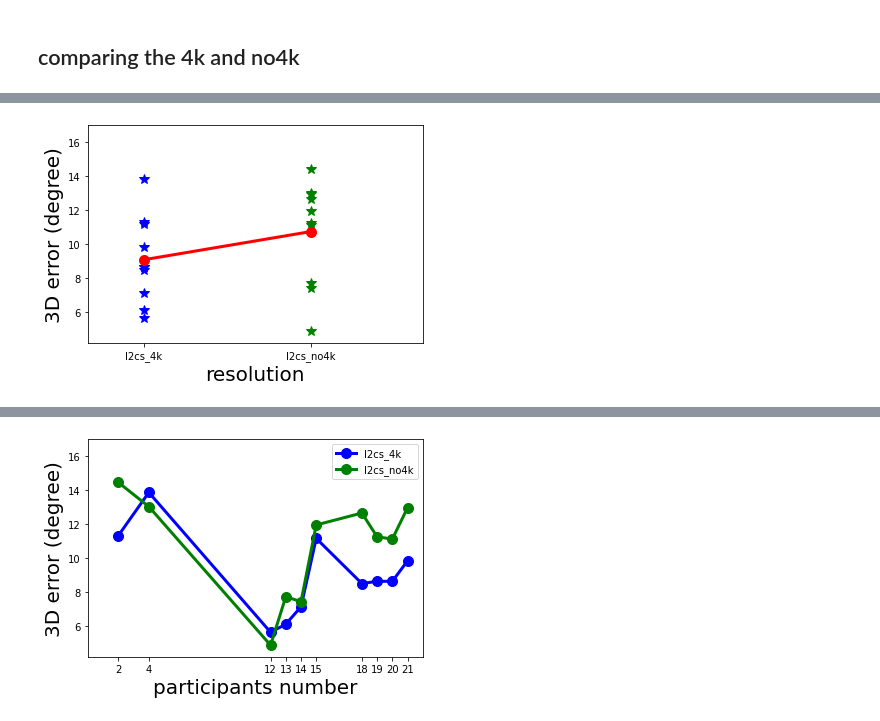
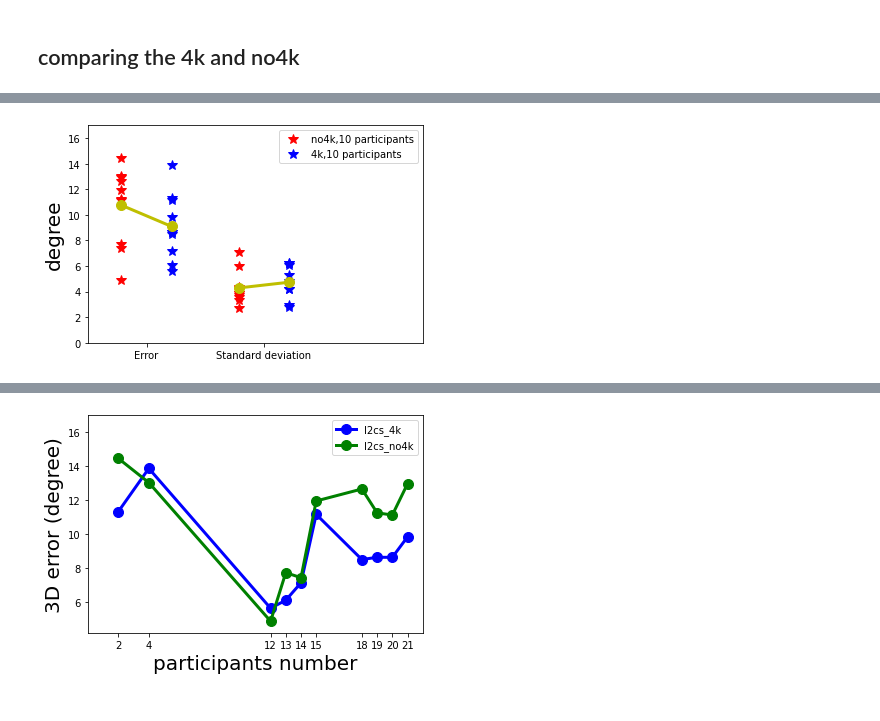
Before and after one commit to LinReseach/calibration-experiment, a Jupyter notebook: Analysis/analyze.ipynb, the cells around one changed output, grey strips where cells are left out. Drawn from its saved outputs; the diff is of its cells as text; code cells hidden in the pictures.

```diff
--- a/Analysis/analyze.ipynb
+++ b/Analysis/analyze.ipynb
@@ -986,34 +1273,67 @@ df
 # %%
-x1 = np.array([2]*10)
-x2 = np.array([5]*10)
-my1_xticks = ['error_l2cs']*10
-my2_xticks = ['error_eth']*10
-df1=df[df['4k']==True][['person_ID','error_eth','error_l2cs']].groupby(['person_ID']).mean()
-df2=df[df['4k']==False][['person_ID','error_eth','error_l2cs']].groupby(['person_ID']).mean()
+# plt.rcParams['font.size'] = 16
+
+n=10
+x1 = np.array([1]*n)
+x2 = np.array([2.5]*n)
+
+x3 = np.array([4.5]*n)
+x4 = np.array([6]*n)
+
+
+my1_xticks = ['error_l2cs']*n
+my2_xticks = ['error_eth']*n
+df1=df[df['4k']==False][['person_ID','error_eth','error_l2cs']].groupby(['person_ID']).mean()
+df2=df[df['4k']==True][['person_ID','error_eth','error_l2cs']].groupby(['person_ID']).mean()
+
+df1s=df[df['4k']==False][['person_ID','error_eth','error_l2cs','Dot_xy']].groupby(['person_ID','Dot_xy']).std().groupby(['person_ID']).mean()
+df2s=df[df['4k']==True][['person_ID','error_eth','error_l2cs','Dot_xy']].groupby(['person_ID','Dot_xy']).std().groupby(['person_ID']).mean()
 import matplotlib.pyplot as plt
 
-plt.plot(x1,df1['error_l2cs'],'b*',linewidth=3, markersize=10,label = 'l2cs_4k')
-plt.plot(x2,df2['error_l2cs'],'g*',linewidth=3, markersize=10,label = 'l2cs_no4k')
-plt.plot([2,5],[df1['error_l2cs'].mean(),df2['error_l2cs'].mean()],'ro-',linewidth=3, markersize=10,label = 'l2cs_4k')
-plt.xticks([2,5], ['l2cs_4k','l2cs_no4k'])
-plt.xlabel("resolution",fontsize=20)
-plt.ylabel("3D error (degree)",fontsize=20)
+plt.plot(x1,df1['error_l2cs'],'r*',linewidth=3, markersize=10,label = 'no4k,10 participants')
+plt.plot(x2,df2['error_l2cs'],'b*',linewidth=3, markersize=10,label = '4k,10 participants')
+plt.legend()
+plt.plot(x3,df1s['error_l2cs'],'r*',linewidth=3, markersize=10,label = 'no4k')
+plt.plot(x4,df2s['error_l2cs'],'b*',linewidth=3, markersize=10,label = '4k')
+
+plt.plot([1,2.5],[df1['error_l2cs'].mean(),df2['error_l2cs'].mean()],'yo-',linewidth=3, markersize=10,label = 'l2cs_4k')
+plt.plot([4.5,6],[df1s['error_l2cs'].mean(),df2s['error_l2cs'].mean()],'yo-',linewidth=3, markersize=10,label = 'l2cs_4k')
+plt.xticks([1.75,5.25], ['Error','Standard deviation'])
+#plt.xlabel("Quality",fontsize=20)
+plt.ylabel("degree",fontsize=20)
 #plt.title("average 3D error of 3d of human positions ",fontsize=20)
 # plt.legend()
-plt.xlim((1,7))
-plt.ylim((4.2,17))
+plt.xlim((0,10))
+plt.ylim((0,17))
 plt.show()
-plt.plot(x1,df1['error_eth'],'b*',linewidth=3, markersize=10,label = 'eth_4k')
-plt.plot(x2,df2['error_eth'],'g*',linewidth=3, markersize=10,label = 'eth_no4k')
-plt.plot([2,5],[df1['error_eth'].mean(),df2['error_eth'].mean()],'ro-',linewidth=3, markersize=10,label = 'l2cs_4k')
-plt.xticks([2,5], ['eth_4k','eth_no4k'])
-plt.xlabel("resolution",fontsize=20)
+plt.plot(x1,df1['error_eth'],'k*',linewidth=3, markersize=10,label = 'no4k,10 participants')
+plt.plot(x2,df2['error_eth'],'g*',linewidth=3, markersize=10,label = '4k,10 participants')
+plt.legend()
+plt.plot(x3,df1s['error_eth'],'k*',linewidth=3, markersize=10,label = 'eth_no4k')
+plt.plot(x4,df2s['error_eth'],'g*',linewidth=3, markersize=10,label = 'eth_4k')
 
-plt.ylabel("3D error (degree)",fontsize=20)
+plt.plot([1,2.5],[df1['error_eth'].mean(),df2['error_eth'].mean()],'yo-',linewidth=3, markersize=10,label = 'l2cs_4k')
+plt.plot([4.5,6],[df1s['error_eth'].mean(),df2s['error_eth'].mean()],'yo-',linewidth=3, markersize=10,label = 'l2cs_4k')
+plt.xticks([1.75,5.25], ['Error','Standard deviation'])
+# plt.plot([2,5],[df1['error_eth'].mean(),df2['error_eth'].mean()],'ro-',linewidth=3, markersize=10,label = 'l2cs_4k')
+# plt.xticks([2,5], ['eth_4k','eth_no4k'])
+#plt.xlabel("Quality",fontsize=20)
+
+plt.ylabel("degree",fontsize=20)
 #plt.title("average 3D error of 3d of human positions ",fontsize=20)
 # plt.legend()
 
-plt.ylim((4.2,17))
-plt.xlim((1,7))
+plt.ylim((0,17))
+plt.xlim((0,10))
+
+print(df1.mean())
+print(df2.mean())
+print(df1s.mean())
+print(df2s.mean())
+
+print(stats.ttest_rel(df1['error_l2cs'],df2['error_l2cs']))
+print(stats.ttest_rel(df1['error_eth'],df2['error_eth']))
+print(stats.ttest_rel(df1s['error_l2cs'],df2s['error_l2cs']))
+print(stats.ttest_rel(df1s['error_eth'],df2s['error_eth']))
 # %% [output]
-[figure, old version]
+[figure, new version]
```
Also changed, not shown: parts of 37 cells of this notebook.
